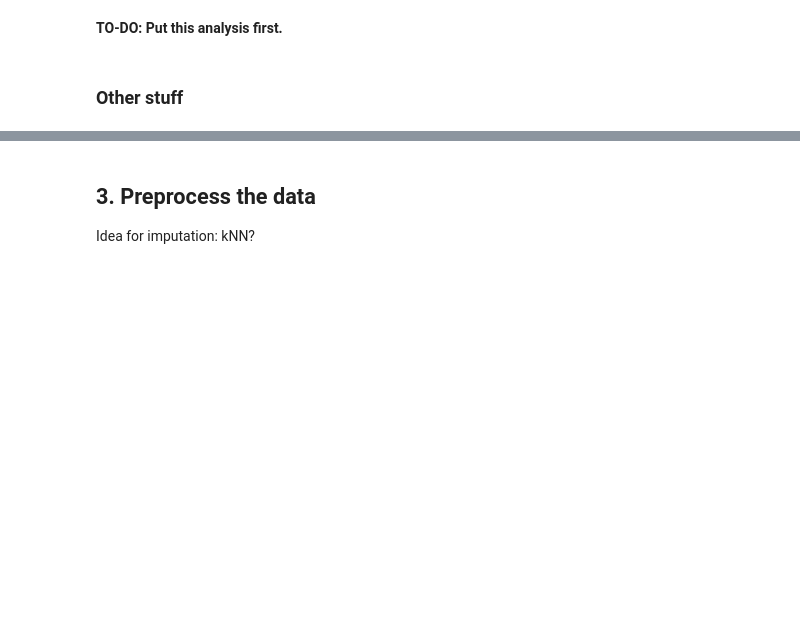
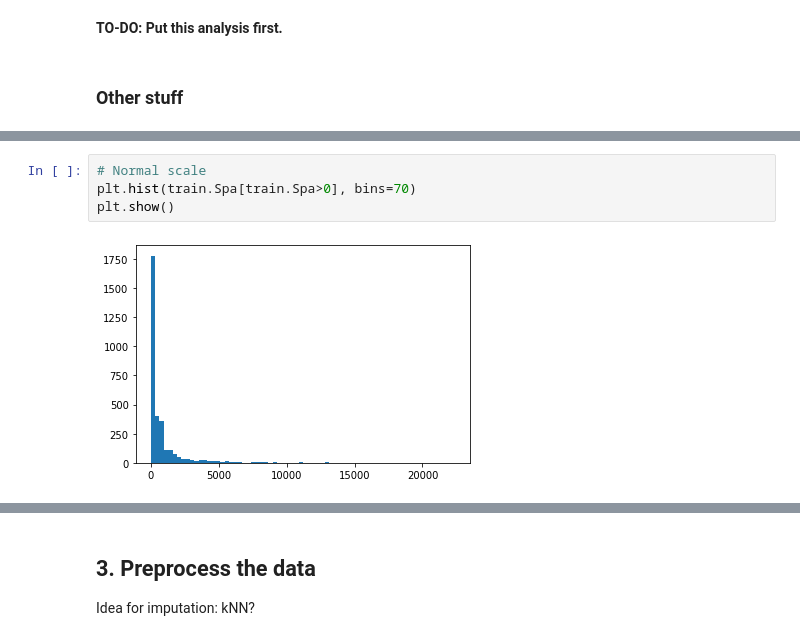
Before and after one commit to PatrickSVM/Spaceship-Titanic-Kaggle-Challenge, a Jupyter notebook: Spaceship_Titanic.ipynb, the cells around one changed output, grey strips where cells are left out. Cells and saved outputs as stored; diff of their text form; blank space fills up the shorter version.

```diff
--- a/Spaceship_Titanic.ipynb
+++ b/Spaceship_Titanic.ipynb
@@ -607,0 +615,6 @@ SyntaxError: invalid syntax (3186467537.py, line 4)
+# %%
+# Normal scale
+plt.hist(train.Spa[train.Spa>0], bins=70)
+plt.show()
+# %% [output]
+[figure, added]
```
Also changed, not shown: parts of 10 cells of this notebook.
